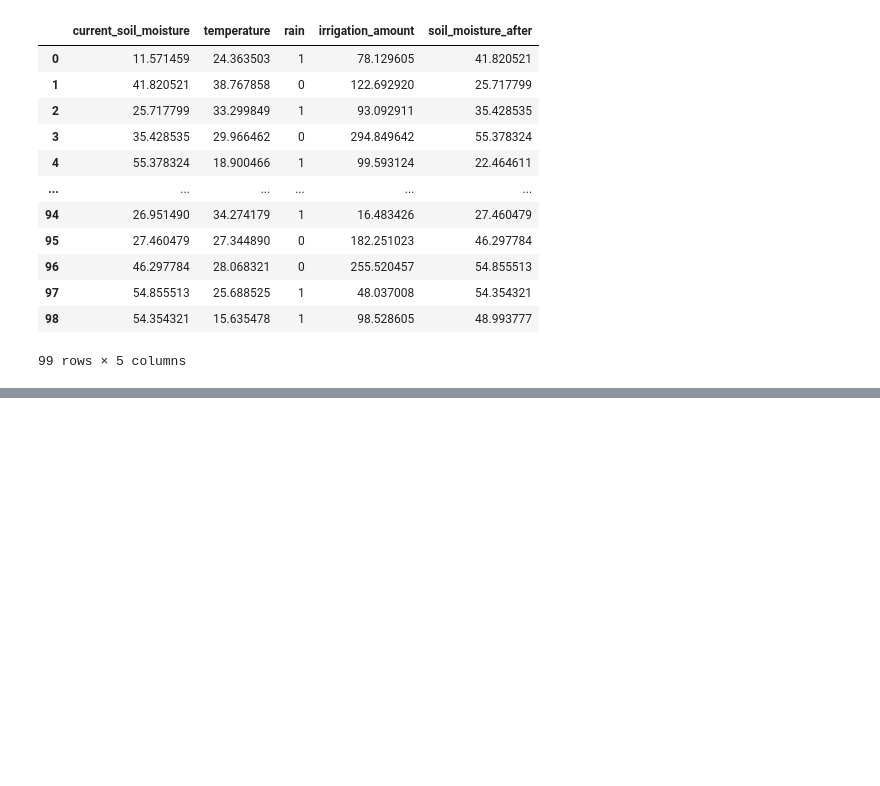
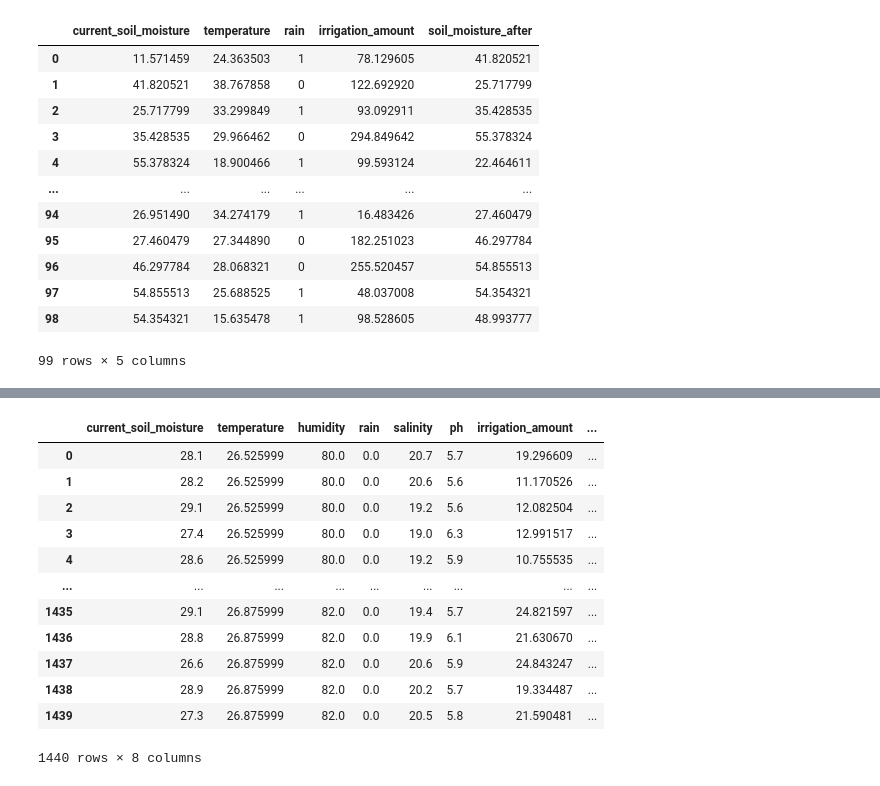
Before and after one commit to DangBaoTin/smart-irrigation-system, a Jupyter notebook: transform_data.ipynb, the cells around one changed output, grey strips where cells are left out. Saved outputs shown, nothing was run; the diff lists cells and outputs as text; code cells hidden in the pictures; blank space fills up the shorter version.

```diff
--- a/transform_data.ipynb
+++ b/transform_data.ipynb
@@ -242,0 +327,14 @@ See the caveats in the documentation: https://pandas.pydata.org/pandas-docs/stab
+# %%
+df = pd.read_csv('data/env_state.csv')
+df.rename(columns={"soil_moisture": "current_soil_moisture"}, inplace=True)
+df = df[["id", "current_soil_moisture", "temperature", "humidity", "rain", "salinity", "ph"]]
+df.drop(columns=["id"], inplace=True)
+
+irrigation_arr = []
+for i in range(len(df)):
+    irrigation_arr = np.append(irrigation_arr, np.random.uniform(10, 30))
+irrigation_df = pd.DataFrame(irrigation_arr.tolist())
+irrigation_df.columns = ["irrigation_amount"]
+df = pd.concat([df, irrigation_df], axis=1)
+
+df
@@ -242,0 +355,39 @@ See the caveats in the documentation: https://pandas.pydata.org/pandas-docs/stab
+# %%
+# Dummy gen_smoist_array function (you'll replace this with your actual function)
+def gen_smoist_array(row, soil_factor=0.3, time_elapsed=[0.0]):
+    initial_moisture = row["current_soil_moisture"]
+    irrigation = row["irrigation_amount"]
+    moisture_after_array = []
+    for time in time_elapsed:
+        moisture_after_elapsed = initial_moisture + (irrigation * soil_factor) - (time * 2)
+        moisture_after_array = np.append(moisture_after_array, moisture_after_elapsed)
+    return moisture_after_array
+    # return list(range(start, end - 1, -1))  # e.g., [60, 59, ..., 40]
+
+# Apply function to each row and collect the results
+moisture_arrays = df.apply(gen_smoist_array, axis=1)
+
+# Convert the Series of lists to a DataFrame
+moisture_df = pd.DataFrame(moisture_arrays.tolist())
+
+# Rename columns to next_smoist_0, next_smoist_1, ...
+moisture_df.columns = [f"next_smoist_{i}" for i in moisture_df.columns]
+
+# Concatenate with the original dataframe
+df = pd.concat([df, moisture_df], axis=1)
+
+df
+# %% [output]
+|  | current_soil_moisture | temperature | humidity | rain | salinity | ph | irrigation_amount | ... |
+| 0 | 28.1 | 26.525999 | 80.0 | 0.0 | 20.7 | 5.7 | 19.296609 | ... |
+| 1 | 28.2 | 26.525999 | 80.0 | 0.0 | 20.6 | 5.6 | 11.170526 | ... |
+| 2 | 29.1 | 26.525999 | 80.0 | 0.0 | 19.2 | 5.6 | 12.082504 | ... |
+| 3 | 27.4 | 26.525999 | 80.0 | 0.0 | 19.0 | 6.3 | 12.991517 | ... |
+| 4 | 28.6 | 26.525999 | 80.0 | 0.0 | 19.2 | 5.9 | 10.755535 | ... |
+| ... | ... | ... | ... | ... | ... | ... | ... | ... |
+| 1435 | 29.1 | 26.875999 | 82.0 | 0.0 | 19.4 | 5.7 | 24.821597 | ... |
+| 1436 | 28.8 | 26.875999 | 82.0 | 0.0 | 19.9 | 6.1 | 21.630670 | ... |
+| 1437 | 26.6 | 26.875999 | 82.0 | 0.0 | 20.6 | 5.9 | 24.843247 | ... |
+| 1438 | 28.9 | 26.875999 | 82.0 | 0.0 | 20.2 | 5.7 | 19.334487 | ... |
+| 1439 | 27.3 | 26.875999 | 82.0 | 0.0 | 20.5 | 5.8 | 21.590481 | ... |
+1440 rows × 8 columns
```
Also changed, not shown: parts of 9 cells of this notebook, 15 other files.
